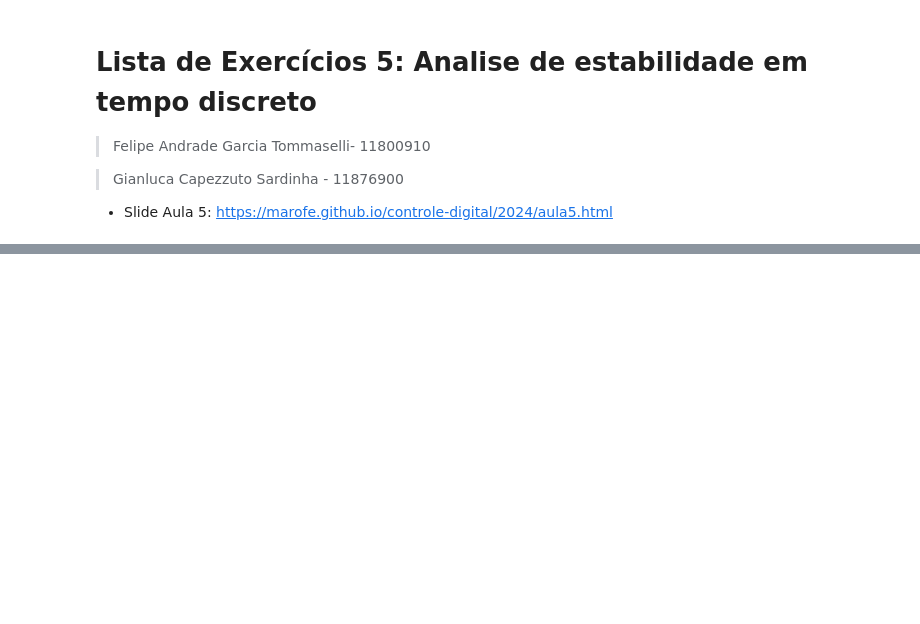
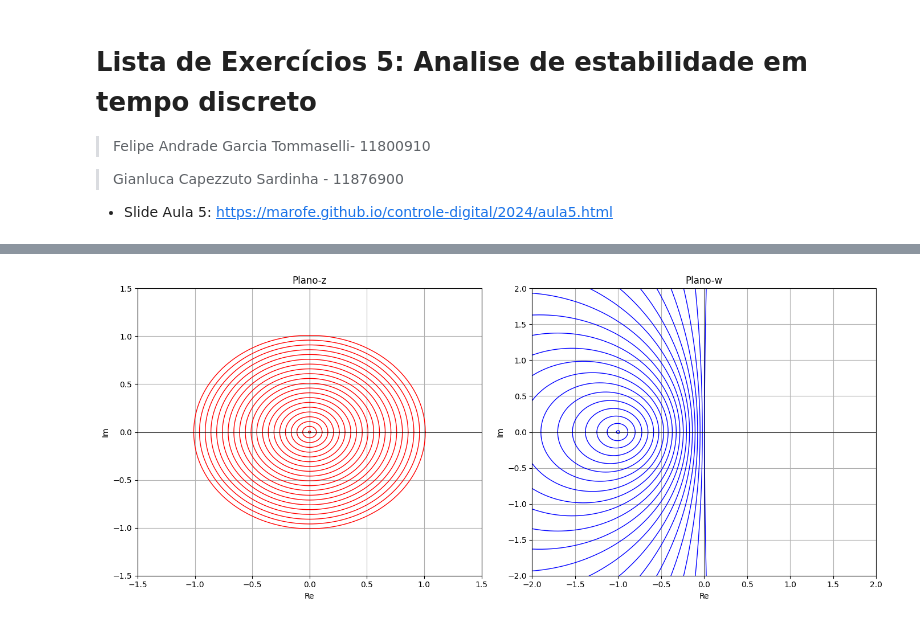
Before and after one commit to SKaiquelima/advanced-control, a Jupyter notebook: DigitalCtrl/Class5/exec5.ipynb, the cells around one changed output, grey strips where cells are left out. Saved outputs shown, nothing was run; the diff lists cells and outputs as text; code cells hidden in the pictures; blank space fills up the shorter version.

```diff
--- a/DigitalCtrl/Class5/exec5.ipynb
+++ b/DigitalCtrl/Class5/exec5.ipynb
@@ -480,0 +167,39 @@ Onde \( a_1 \) e \( b_1 \) são obtidos a partir da discretização da função
+# %%
+def bilinear_mapping(z):
+    return (z + 1) / (z - 1)
+
+fig, axs = plt.subplots(1, 2, figsize=(14, 6))
+
+# Frequency values
+theta = np.linspace(0, 2*np.pi, 1000)
+
+for r in np.arange(0.01, 1.05, 0.05):
+    # Calculating s and z values
+    z = r * np.exp(1j * theta)
+    w = bilinear_mapping(z)
+
+    axs[0].plot(np.real(z), np.imag(z), 'red', linewidth=1)
+    axs[1].plot(np.real(w), np.imag(w), 'blue', linewidth=1)
+
+axs[0].set_title('Plano-z')
+axs[0].set_xlabel('Re')
+axs[0].set_ylabel('Im')
+axs[0].set_xlim([-1.5, 1.5])
+axs[0].set_ylim([-1.5, 1.5])
+axs[0].grid(True)
+axs[0].axhline(0, color='black', linewidth=0.5)
+axs[0].axvline(0, color='black', linewidth=0.5)
+
+axs[1].set_title('Plano-w')
+axs[1].set_xlabel('Re')
+axs[1].set_ylabel('Im')
+axs[1].set_xlim([-2, 2])
+axs[1].set_ylim([-2, 2])
+axs[1].grid(True)
+axs[1].axhline(0, color='black', linewidth=0.5)
+axs[1].axvline(0, color='black', linewidth=0.5)
+
+plt.tight_layout()
+plt.show()
+# %% [output]
+[figure, added]
```
Also changed, not shown: parts of 36 cells of this notebook.
